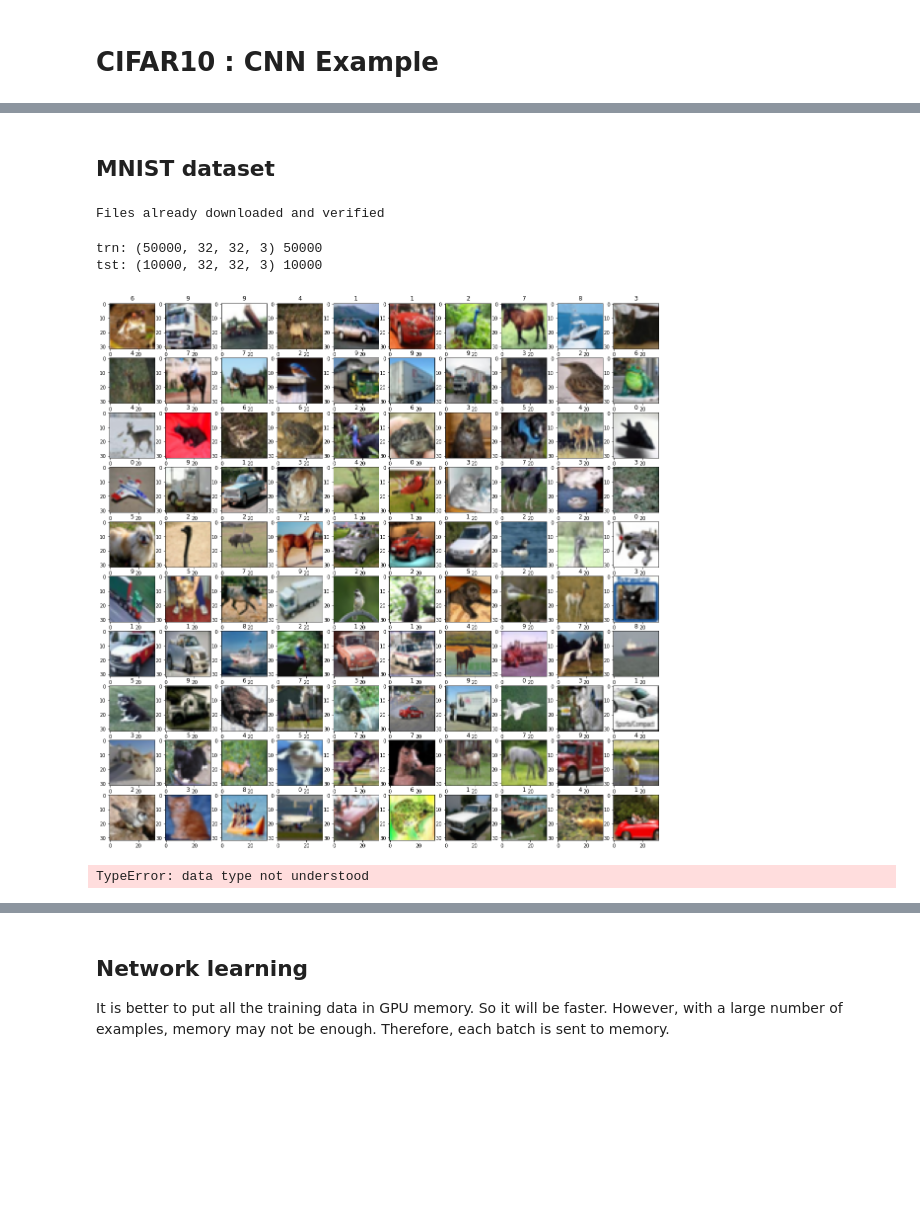
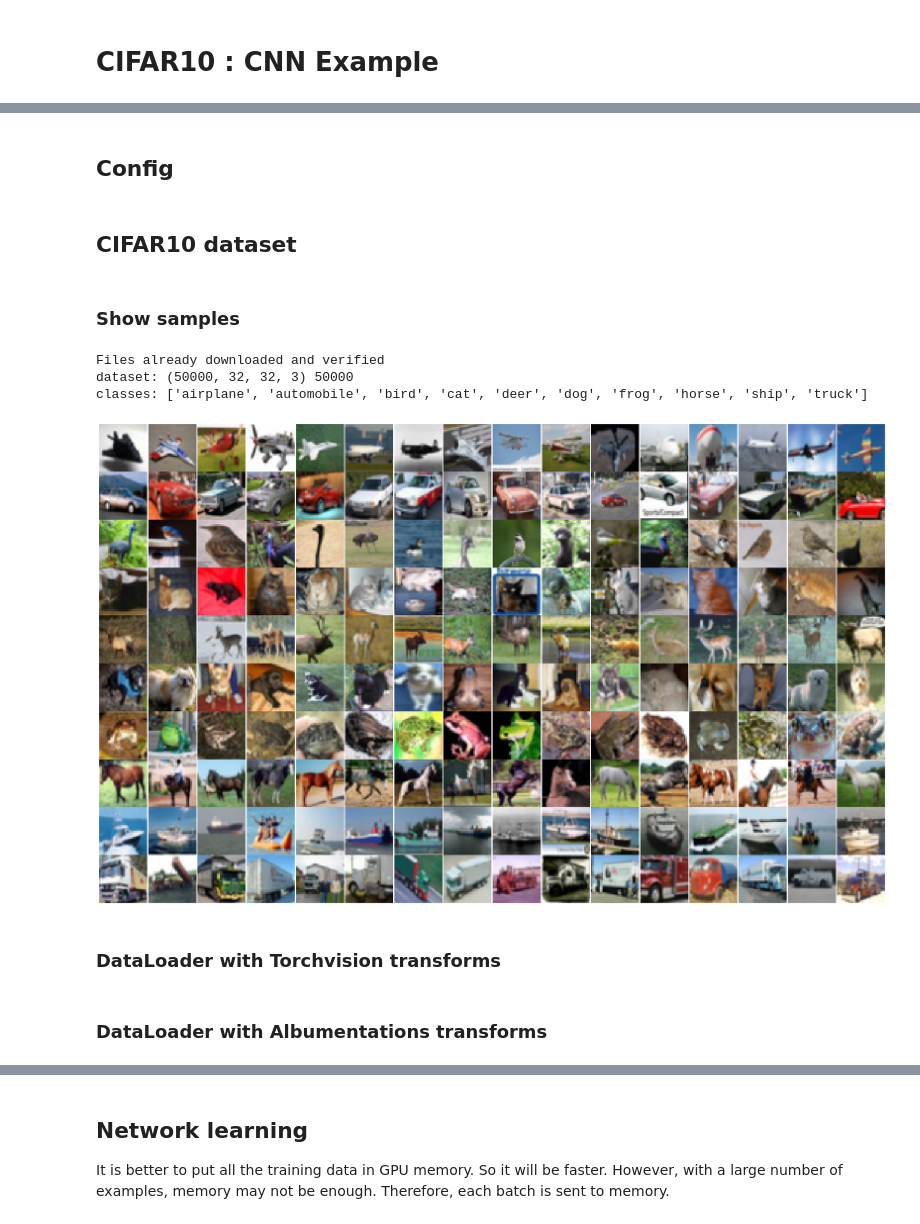
Before and after one commit to steps137/ML, a Jupyter notebook: NN/CNN_CIFAR10.ipynb, the cells around one changed output, grey strips where cells are left out. Drawn from its saved outputs; the diff is of its cells as text; code cells hidden in the pictures; blank space fills up the shorter version.

Commit message:
CIFAR

```diff
--- a/NN/CNN_CIFAR10.ipynb
+++ b/NN/CNN_CIFAR10.ipynb
@@ -12,0 +40,2 @@ from   torchinfo    import summary
+# %% [markdown]
+## Config
@@ -13,45 +50,27 @@ from   torchinfo    import summary
 # %% [markdown]
-## MNIST dataset
+## CIFAR10 dataset
-# %%
-from torchvision import datasets
-from torchvision.transforms import ToTensor
-trn_data = datasets.CIFAR10(
-    root = 'data',
-    train = True,
-    transform = ToTensor(),
-    download = True,
-)
-tst_data = datasets.CIFAR10(
-    root = 'data',
-    train = False,
-    transform = ToTensor()
-)
-# %% [output]
-Files already downloaded and verified
+# %% [markdown]
+### Show samples
 # %%
-print("trn:", trn_data.data.shape, len(trn_data.targets))
-print("tst:", tst_data.data.shape, len(tst_data.targets))
+dataset = datasets.CIFAR10(root = 'data',  download = True)       # for plot images
 
-IMAGE_SIZE  = (32,32)
-NUM_CLASSES = 10
+print("dataset:", dataset.data.shape, len(dataset.targets))
+print("classes:", dataset.classes )
 
-plt.figure(figsize=(20, 20), facecolor ='w')
-for i in range(100):
-    ax=plt.subplot(10, 10, i+1)
-    img = trn_data.data[i]
-    y   = trn_data.targets[i]
-    plt.title(f"{y}")
-
-    plt.imshow(img)  # inverse !!!
-    #ax.set_xticks(np.linspace(0, IMAGE_SIZE[0], 5 ))
-    #ax.set_yticks(np.linspace(0, IMAGE_SIZE[1], 5 ))
-    #ax.grid(color='lightgray', linestyle='--', alpha=0.6)
+i, num_classes, num_samples = 1, 10, 16
+plt.figure(figsize=(2*num_samples, 2*num_classes), facecolor ='w')
+for row in range(num_classes):
+    select = dataset.data[np.array(dataset.targets) == row]
+    for col in range(num_samples):
+        ax=plt.subplot(num_classes, num_samples, i)
+        i += 1
+        plt.imshow(select[col]);  plt.axis("off")
+plt.subplots_adjust(wspace=0, hspace=0)
 plt.show()
-
-X_trn, Y_trn = trn_data.data.view((-1, 1) + IMAGE_SIZE).float()/255,   trn_data.targets
-X_tst, Y_tst = tst_data.data.view((-1, 1) + IMAGE_SIZE).float()/255,   tst_data.targets
 # %% [output]
-trn: (50000, 32, 32, 3) 50000
-tst: (10000, 32, 32, 3) 10000
+Files already downloaded and verified
+dataset: (50000, 32, 32, 3) 50000
+classes: ['airplane', 'automobile', 'bird', 'cat', 'deer', 'dog', 'frog', 'horse', 'ship', 'truck']
-[figure, old version]
+[figure, new version]
-TypeError: data type not understood
+# %% [markdown]
+### DataLoader with Torchvision transforms
@@ -57,0 +107,2 @@ TypeError: data type not understood
+# %% [markdown]
+### DataLoader with Albumentations transforms
```
Also changed, not shown: parts of 38 cells of this notebook, 2 other files.
